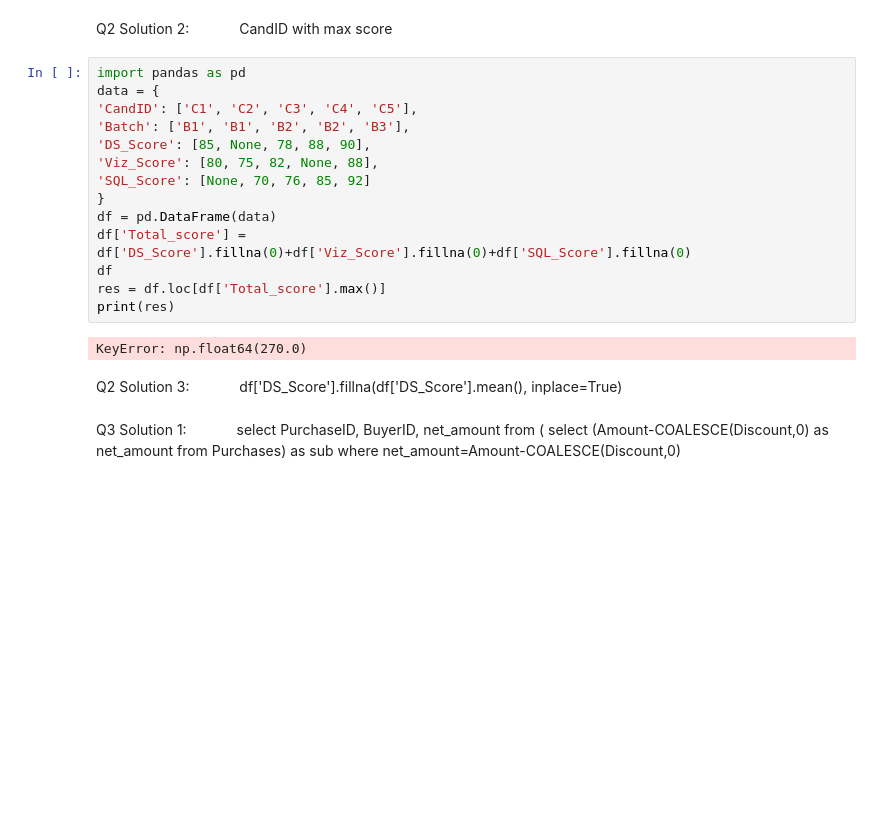
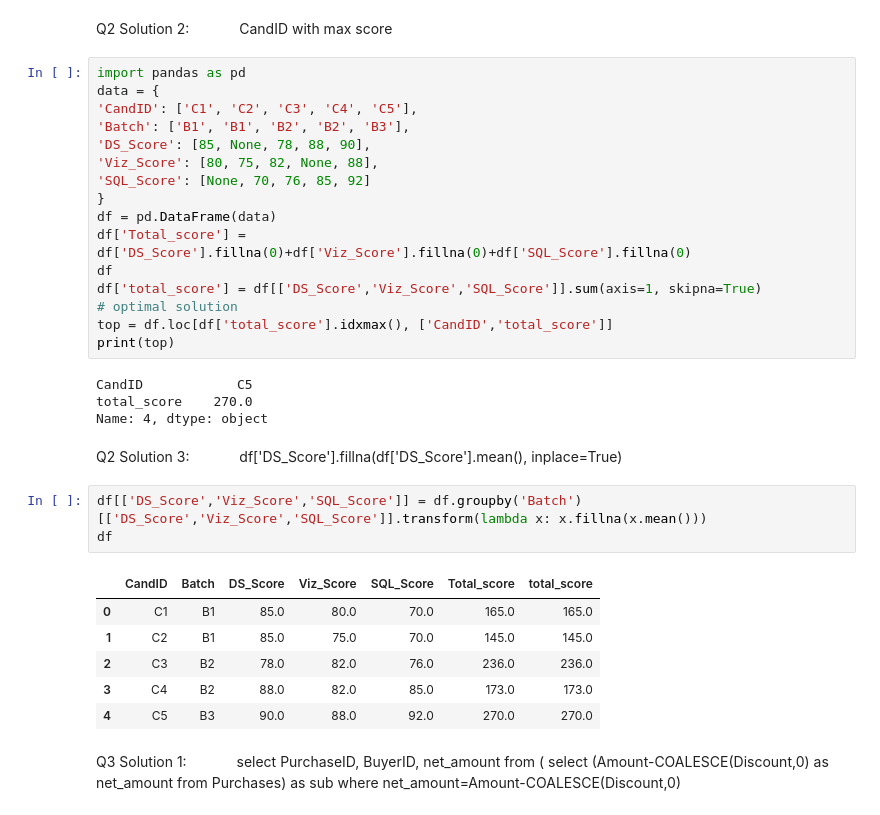
Before and after one commit to Vaishnavi-Gajinkar/Codingwise, a Jupyter notebook: Assesments/test2.ipynb, the cells around one changed output. Cells and saved outputs as stored; diff of their text form; blank space fills up the shorter version.

```diff
--- a/Assesments/test2.ipynb
+++ b/Assesments/test2.ipynb
@@ -60,12 +73,25 @@ data = {
 df = pd.DataFrame(data)
 df['Total_score'] = df['DS_Score'].fillna(0)+df['Viz_Score'].fillna(0)+df['SQL_Score'].fillna(0)
 df
-res = df.loc[df['Total_score'].max()]
-print(res)
+df['total_score'] = df[['DS_Score','Viz_Score','SQL_Score']].sum(axis=1, skipna=True)                       # optimal solution
+top = df.loc[df['total_score'].idxmax(), ['CandID','total_score']]
+print(top)
 # %% [output]
-KeyError: np.float64(270.0)
+CandID            C5
+total_score    270.0
+Name: 4, dtype: object
 # %% [markdown]
 Q2 Solution 3: &emsp;&emsp;&emsp; df['DS_Score'].fillna(df['DS_Score'].mean(), inplace=True)
+# %%
+df[['DS_Score','Viz_Score','SQL_Score']] = df.groupby('Batch')[['DS_Score','Viz_Score','SQL_Score']].transform(lambda x: x.fillna(x.mean()))
+df
+# %% [output]
+|  | CandID | Batch | DS_Score | Viz_Score | SQL_Score | Total_score | total_score |
+| 0 | C1 | B1 | 85.0 | 80.0 | 70.0 | 165.0 | 165.0 |
+| 1 | C2 | B1 | 85.0 | 75.0 | 70.0 | 145.0 | 145.0 |
+| 2 | C3 | B2 | 78.0 | 82.0 | 76.0 | 236.0 | 236.0 |
+| 3 | C4 | B2 | 88.0 | 82.0 | 85.0 | 173.0 | 173.0 |
+| 4 | C5 | B3 | 90.0 | 88.0 | 92.0 | 270.0 | 270.0 |
 # %% [markdown]
 Q3 Solution 1: &emsp;&emsp;&emsp; select PurchaseID, BuyerID, net_amount from ( select (Amount-COALESCE(Discount,0) as net_amount from Purchases) as sub where net_amount=Amount-COALESCE(Discount,0)
 # %% [markdown]
```
Also changed, not shown: parts of 1 cell of this notebook.
